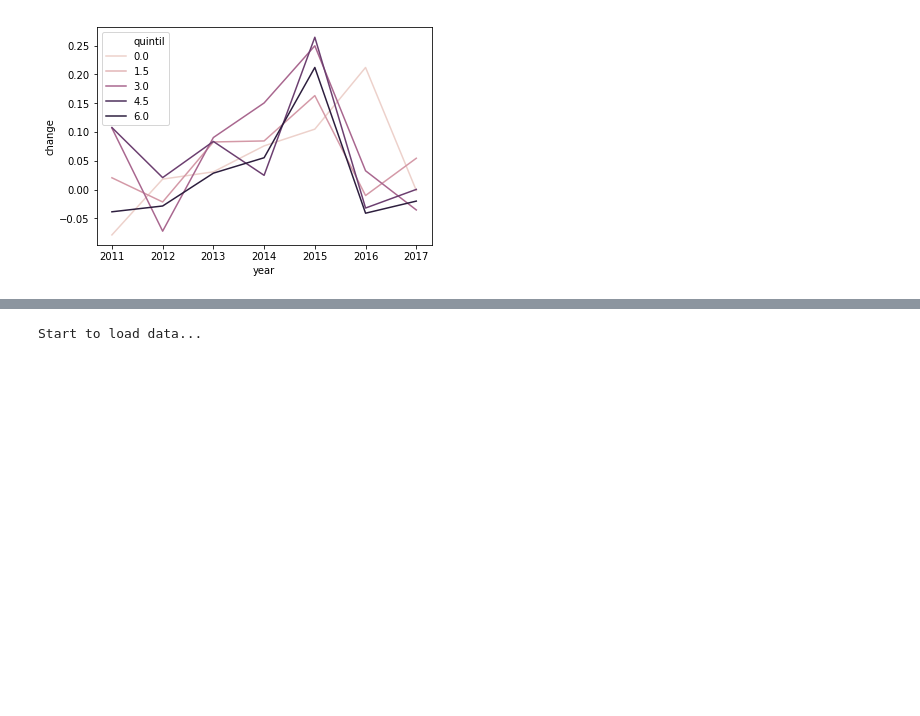
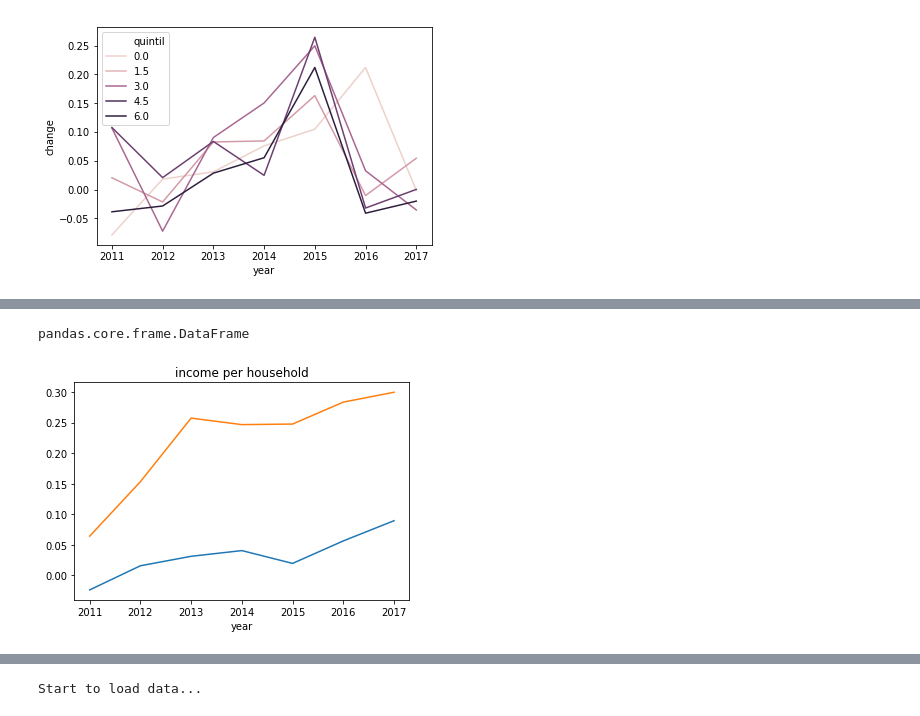
Before and after one commit to zhaomh1998/ece143, a Jupyter notebook: Household_characteristics.ipynb, the cells around one changed output, grey strips where cells are left out. Drawn from its saved outputs; the diff is of its cells as text; code cells hidden in the pictures; blank space fills up the shorter version.

```diff
--- a/Household_characteristics.ipynb
+++ b/Household_characteristics.ipynb
@@ -167,3 +172,9 @@ cho_change
 | 38 | 2016 | -0.041006 | 5.0 | Chorotega |
 | 39 | 2017 | -0.020003 | 5.0 | Chorotega |
 [figure]
+# %%
+cr_income = average_income_household.copy().groupby('region').get_group('Whole Costa Rica').drop(['Category','region'],axis=1).set_index('year')
+for year in range(2011,2018):
+    cr_income.loc[year,:] = cr_income.loc[year,:] / cr_income.loc[2010,:] - 1
+cr_income = cr_income.drop(2010)
+average_income_household.head()
@@ -169,0 +188,9 @@ cho_change
+# %%
+import matplotlib.pyplot as plt
+fig, ax = plt.subplots()
+cr_income['Quintil 1'].plot.line(ax=ax)
+cr_income['Quintil 5'].plot.line(ax=ax)
+ax.set_title('income per household')
+# %% [output]
+pandas.core.frame.DataFrame
+[figure, added]
```
Also changed, not shown: parts of 13 cells of this notebook, 1 other file.
